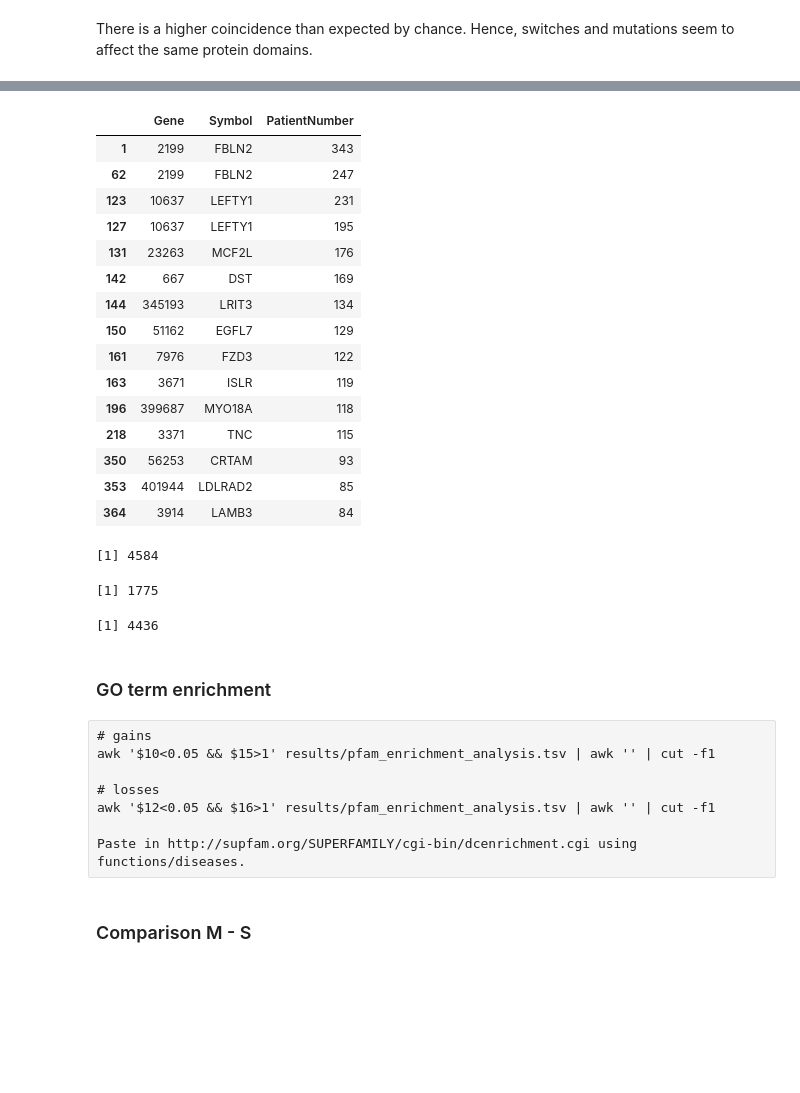
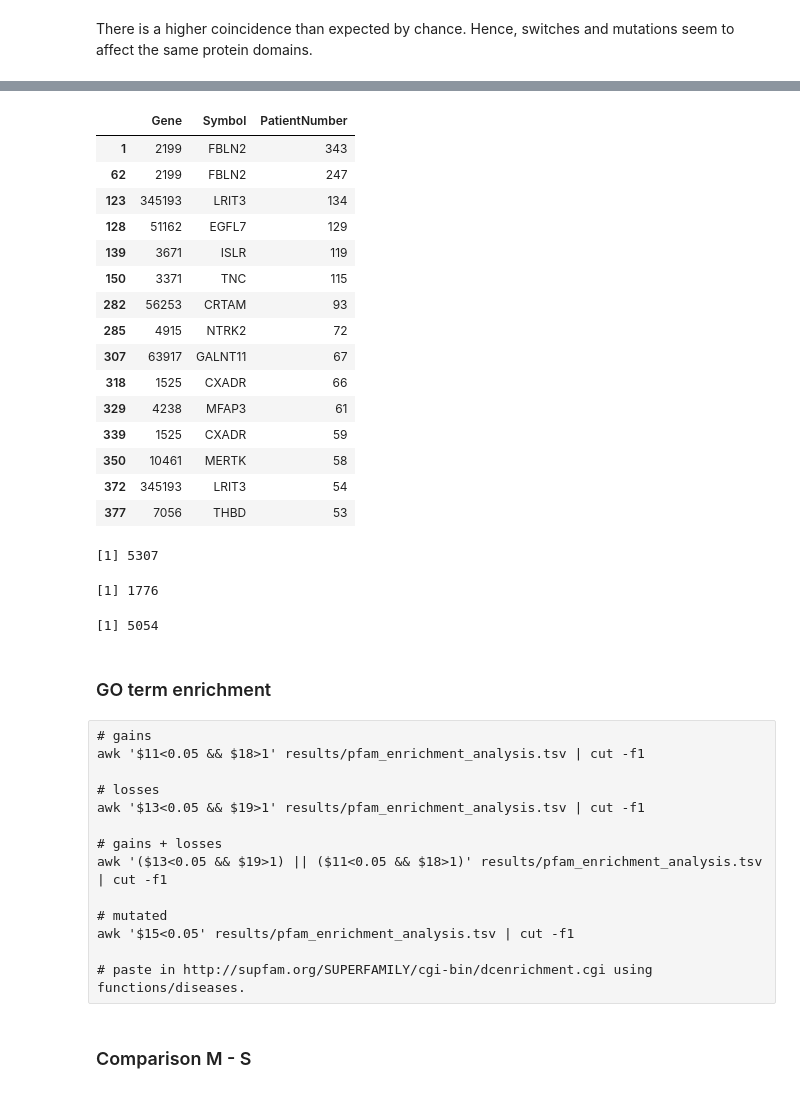
Before and after one commit to hclimente/smartas, a Jupyter notebook: structural_analysis/pfam_switches.ipynb, the cells around one changed output, grey strips where cells are left out. Drawn from its saved outputs; the diff is of its cells as text; code cells hidden in the pictures; blank space fills up the shorter version.

Commit message:
updated with corrected mutational info

```diff
--- a/structural_analysis/pfam_switches.ipynb
+++ b/structural_analysis/pfam_switches.ipynb
@@ -69,12 +69,21 @@ The following objects are masked from ‘package:base’:
 switches <- read_tsv("../data/pancancer/candidateList_info.tumorSplit.tsv")
 
 # Read feature information
-proteome <- read_tsv("../data/mutations/proteome_features.txt") %>%
+features <- read_tsv("../data/mutations/proteome_features.txt") %>%
     filter(Analysis == "Pfam")
-pfam.agg <- proteome %>%
+
+# Read information of the expressed transcripts (TPM>=0.1)
+proteome <- read_tsv("../data/mutations/proteome_information.txt") %>%
+    mutate(asEvidence=as.numeric(revalue(asEvidence,c("True"="1","False"="0"))))
+
+# Get statistics per feature
+pfam.agg <- features %>%
+    # consider splicing information for frequency calculation
+    merge(proteome) %>%
+    # count at feature level
     group_by(Feature) %>%
-    summarize(ProteomeCounts=length(Feature),
-              TotalLength = sum(FeatureLength)) %>%
+    summarize(ProteomeCounts=length(Feature)-sum(!asEvidence),  ## remove cases where no as evidence was found
+              TotalLength = sum(FeatureLength)) %>% ## for mutations we apply no filter
     # get expected frequencies
     mutate(ExpectedSwitchFrequency = ProteomeCounts/sum(ProteomeCounts),
            ExpectedMutFrequency = TotalLength/sum(TotalLength))
@@ -150,7 +159,8 @@ inFeatureMuts <- c("Frame_Shift_Del","Frame_Shift_Ins","In_Frame_Del","In_Frame_
 ## calculate total mutations per domain
 proteome.muts <- read_tsv("../data/mutations/proteome_mutations.txt") %>%
     filter(Analysis=="Pfam") %>%
-    dcast(formula=Feature+Cancer+Transcript~Type, value.var="Patient") %>%
+    # convert from long format to wide format
+    dcast(formula=Feature+Cancer+Transcript~Type, value.var="Patient",fun.aggregate=length) %>%
     group_by(Feature) %>%
     summarise(Frame_Shift_Del = sum(Frame_Shift_Del),
               Frame_Shift_Ins = sum(Frame_Shift_Ins),
@@ -252,29 +252,29 @@ pf.all$id[M&S]
 # %%
-# genes where those domains change
-proteome %>%
+# genes where MS domains change
+features %>%
     filter(Feature %in% pf.all$Feature[M&S]) %>%
     merge(switches,by.x=c("Gene","Symbol"),by.y=c("GeneId","Symbol")) %>%
     arrange(desc(PatientNumber)) %>%
     select(Gene,Symbol,PatientNumber) %>%
     unique %>%
     head(n=15)
 # %% [output]
 |  | Gene | Symbol | PatientNumber |
 | 1 | 2199 | FBLN2 | 343 |
 | 62 | 2199 | FBLN2 | 247 |
-| 123 | 10637 | LEFTY1 | 231 |
-| 127 | 10637 | LEFTY1 | 195 |
-| 131 | 23263 | MCF2L | 176 |
-| 142 | 667 | DST | 169 |
-| 144 | 345193 | LRIT3 | 134 |
-| 150 | 51162 | EGFL7 | 129 |
-| 161 | 7976 | FZD3 | 122 |
-| 163 | 3671 | ISLR | 119 |
-| 196 | 399687 | MYO18A | 118 |
-| 218 | 3371 | TNC | 115 |
-| 350 | 56253 | CRTAM | 93 |
-| 353 | 401944 | LDLRAD2 | 85 |
-| 364 | 3914 | LAMB3 | 84 |
+| 123 | 345193 | LRIT3 | 134 |
+| 128 | 51162 | EGFL7 | 129 |
+| 139 | 3671 | ISLR | 119 |
+| 150 | 3371 | TNC | 115 |
+| 282 | 56253 | CRTAM | 93 |
+| 285 | 4915 | NTRK2 | 72 |
+| 307 | 63917 | GALNT11 | 67 |
+| 318 | 1525 | CXADR | 66 |
+| 329 | 4238 | MFAP3 | 61 |
+| 339 | 1525 | CXADR | 59 |
+| 350 | 10461 | MERTK | 58 |
+| 372 | 345193 | LRIT3 | 54 |
+| 377 | 7056 | THBD | 53 |
 # %%
 # total number of domains observed
 length(unique(c(pfam.agg$Feature,pf$Feature,pf.m$Feature)))
@@ -285,19 +285,25 @@ sum(pf$LostNum > 0 | pf$GainNum > 0,na.rm=T)
 # number of domains for which a mutation has been observed
 sum(pf.m$TotalMutations > 0)
 # %% [output]
-[1] 4584
+[1] 5307
-[1] 1775
+[1] 1776
-[1] 4436
+[1] 5054
 # %% [markdown]
 ### GO term enrichment
 # %% [raw]
 # gains
-awk '$10<0.05 && $15>1' results/pfam_enrichment_analysis.tsv | awk '' | cut -f1
+awk '$11<0.05 && $18>1' results/pfam_enrichment_analysis.tsv | cut -f1
 
 # losses
-awk '$12<0.05 && $16>1' results/pfam_enrichment_analysis.tsv | awk '' | cut -f1
+awk '$13<0.05 && $19>1' results/pfam_enrichment_analysis.tsv | cut -f1
 
-Paste in http://supfam.org/SUPERFAMILY/cgi-bin/dcenrichment.cgi using functions/diseases.
+# gains + losses
+awk '($13<0.05 && $19>1) || ($11<0.05 && $18>1)' results/pfam_enrichment_analysis.tsv | cut -f1
+
+# mutated
+awk '$15<0.05' results/pfam_enrichment_analysis.tsv | cut -f1
+
+# paste in http://supfam.org/SUPERFAMILY/cgi-bin/dcenrichment.cgi using functions/diseases.
 # %% [markdown]
 ### Comparison M - S
 # %%
```
Also changed, not shown: parts of 9 cells of this notebook.
